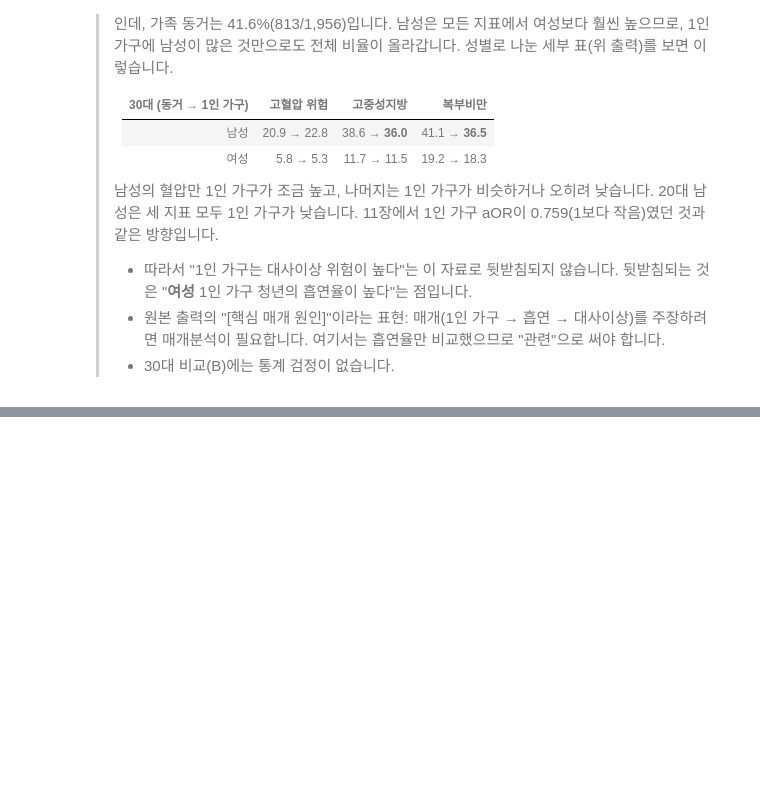
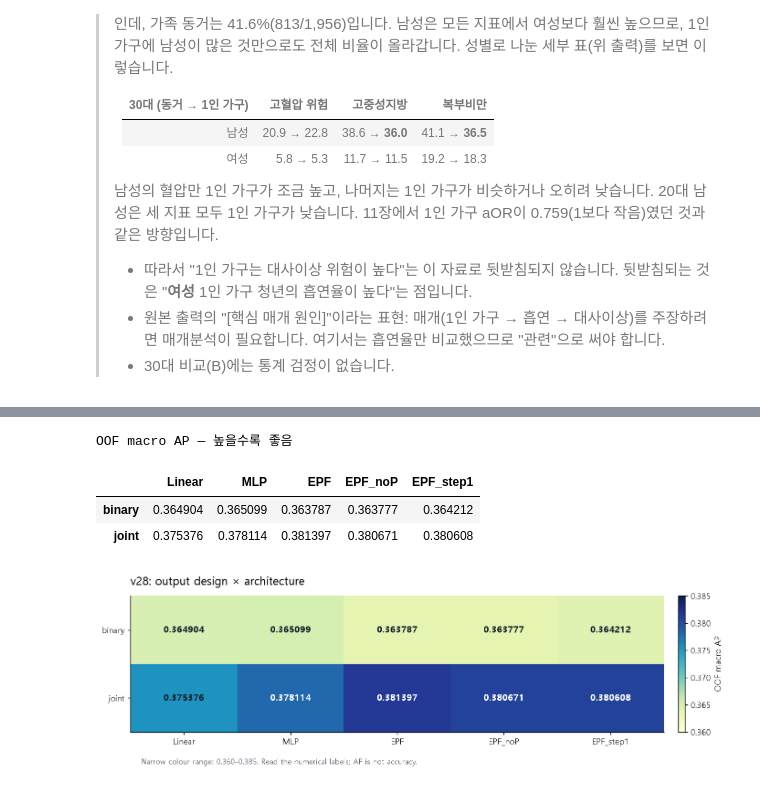
Before and after one commit to kdw123654/digital-project, a Jupyter notebook: notebooks/my_model_정리.ipynb, the cells around one changed output, grey strips where cells are left out. Drawn from its saved outputs; the diff is of its cells as text; code cells hidden in the pictures; blank space fills up the shorter version.

Commit message:
Expand notebook with EPF architecture and factorial research findings

```diff
--- a/notebooks/my_model_정리.ipynb
+++ b/notebooks/my_model_정리.ipynb
@@ -1075,0 +1304,26 @@ Male (남성)   Family (동거)     813       20.9      38.6     41.1
+# %%
+v28_ap_table = v28_pd.DataFrame(
+    [[v28_data['cells'][f'{v28_design}_{v28_arch}']['macro_ap'] for v28_arch in v28_archs]
+     for v28_design in v28_designs], index=v28_designs, columns=v28_archs)
+v28_display(v28_ap_table.style.format('{:.6f}').set_caption('OOF macro AP — 높을수록 좋음'))
+with v28_plt.rc_context(v28_plot_style):
+    v28_fig, v28_ax = v28_plt.subplots(figsize=(10.8, 3.4))
+    v28_im = v28_ax.imshow(v28_ap_table.to_numpy(), cmap='YlGnBu', vmin=.360, vmax=.385, aspect='auto')
+    v28_ax.set_xticks(v28_np.arange(5), v28_archs)
+    v28_ax.set_yticks(v28_np.arange(2), v28_designs)
+    for v28_i in range(2):
+        for v28_j in range(5):
+            v28_value = float(v28_ap_table.iloc[v28_i, v28_j])
+            v28_ax.text(v28_j, v28_i, f'{v28_value:.6f}', ha='center', va='center',
+                        color='white' if v28_value > .376 else '#12212D', fontsize=11, fontweight='bold')
+    v28_ax.set_title('v28: output design × architecture', loc='left', pad=13, fontsize=14)
+    v28_fig.colorbar(v28_im, ax=v28_ax, label='OOF macro AP', fraction=.035, pad=.025)
+    v28_fig.text(.075, .025, 'Narrow colour range: 0.360–0.385. Read the numerical labels; AP is not accuracy.', fontsize=9, color='#45515F')
+    v28_fig.tight_layout(rect=(0, .07, 1, 1))
+    v28_plt.show()
+# %% [output]
+OOF macro AP — 높을수록 좋음
+|  | Linear | MLP | EPF | EPF_noP | EPF_step1 |
+| binary | 0.364904 | 0.365099 | 0.363787 | 0.363777 | 0.364212 |
+| joint | 0.375376 | 0.378114 | 0.381397 | 0.380671 | 0.380608 |
+[figure, added]
```
Also changed, not shown: parts of 30 cells of this notebook, 2 other files.
